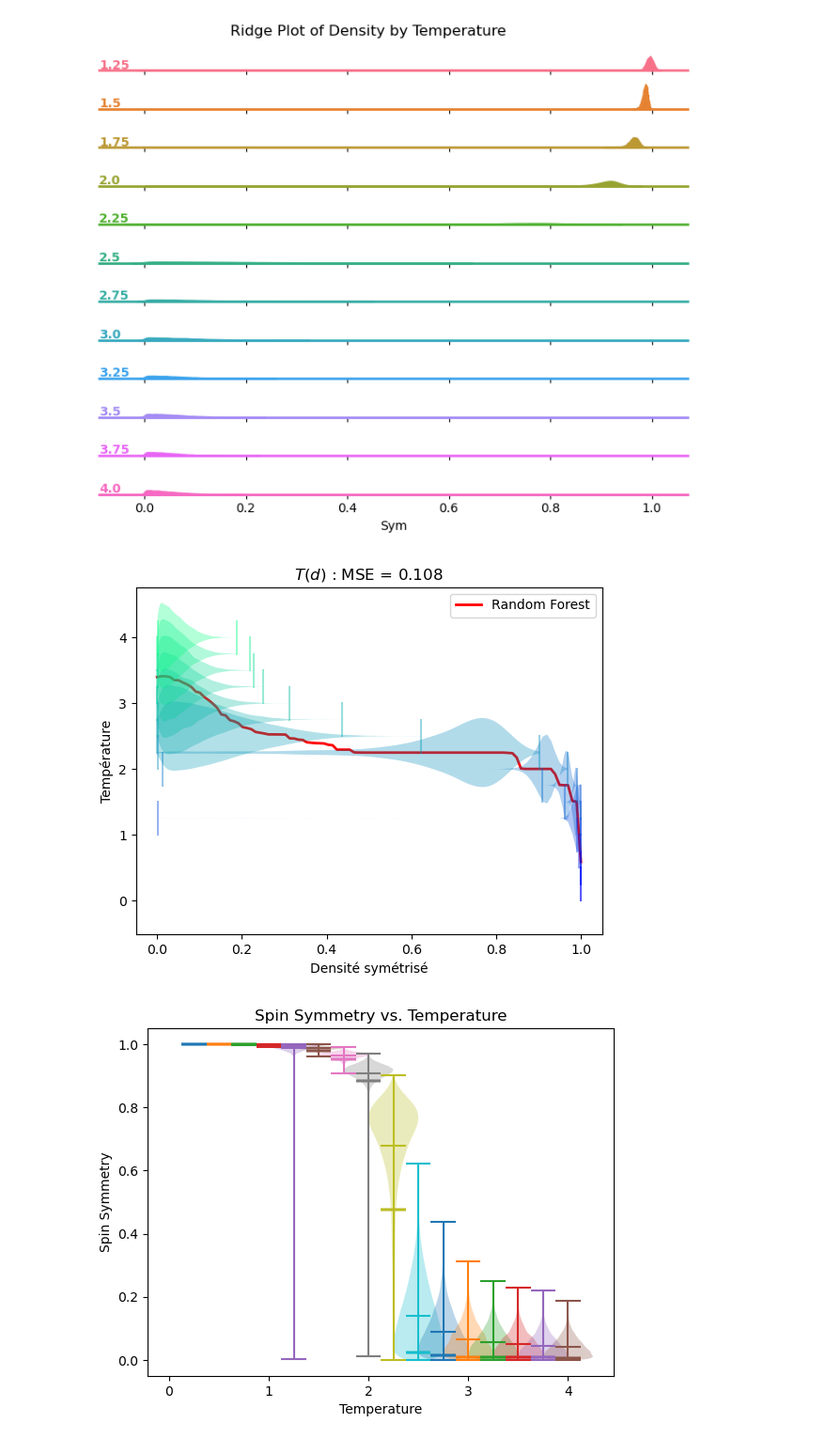
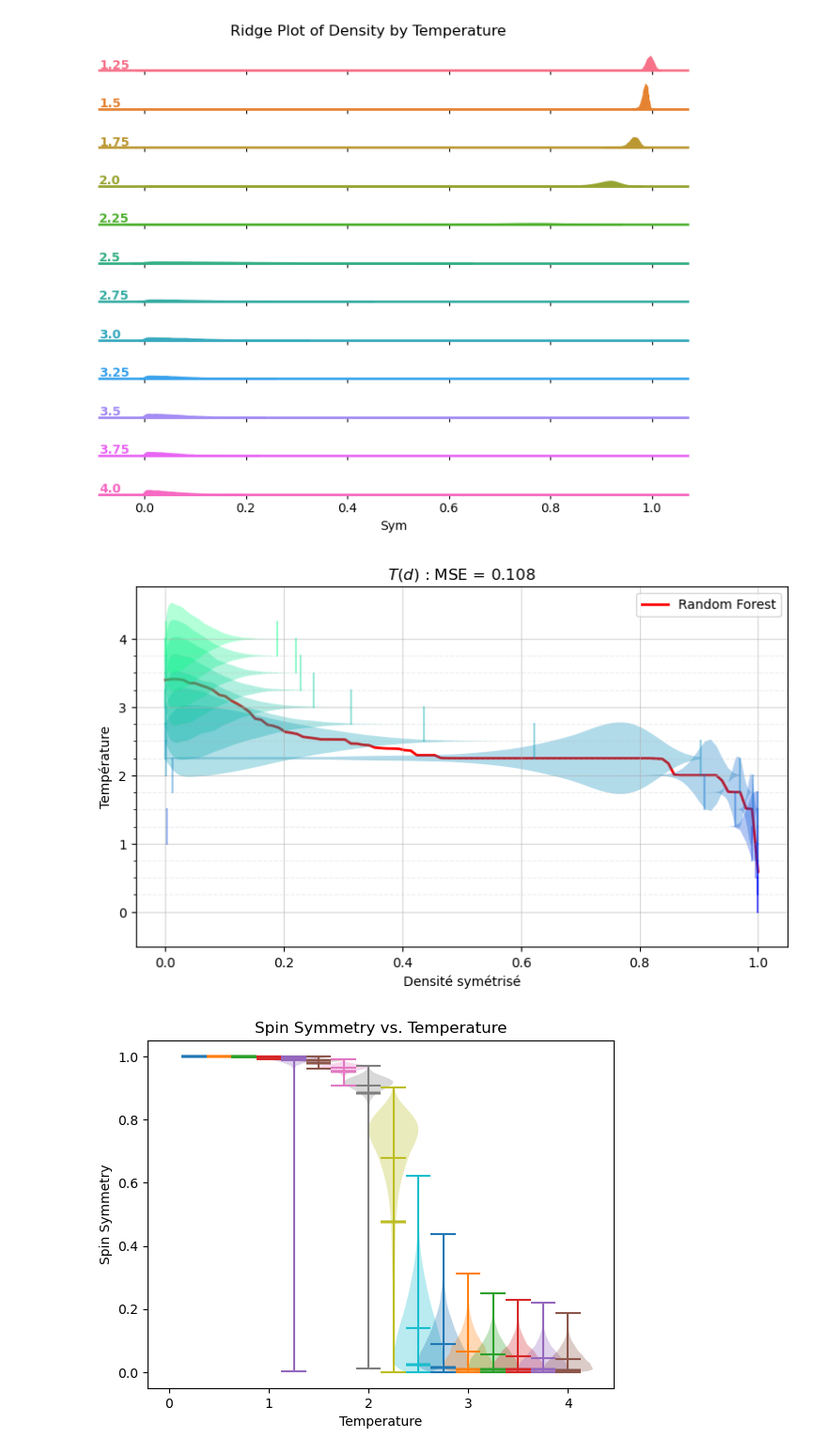
Before and after one commit to ma2this510/Ising-Model_IA_M1, a Jupyter notebook: Violin_plot.ipynb, the cells around one changed output. Shown at 94% size. Drawn from its saved outputs; the diff is of its cells as text; code cells hidden in the pictures.

Commit message:
Change graph, update vspace and remove incorrect word

```diff
--- a/Violin_plot.ipynb
+++ b/Violin_plot.ipynb
@@ -108,7 +108,7 @@ kde_data = pd.DataFrame({'T':tot_label, 'Sym':tot_data_sym})
 xnew = np.linspace(0, 1, 100)
 ynew = forest_model.predict(xnew.reshape(-1, 1))
 # %%
-fig, ax = plt.subplots()
+fig, ax = plt.subplots(figsize=(9, 5))
 cmap = plt.get_cmap('winter', 16)
 
 violinplots = []
@@ -120,37 +120,44 @@ for i in range(16):
         showmeans=False,
         showextrema=True,
         widths=1.05,
-        vert=False
+        vert=False,
     )
     # Change colors to use cmap
     violinplot['cmaxes'].set_color(cmap(i))
     violinplot['cmins'].set_color(cmap(i))
     violinplot['cbars'].set_color(cmap(i))
     for pc in violinplot['bodies']:
         pc.set_facecolor(cmap(i))
     # Change the linewidth and alpha of the line
     violinplot['cmaxes'].set_alpha(0.4)
     violinplot['cmins'].set_alpha(0.4)
     violinplot['cbars'].set_alpha(0)
 
     violinplots.append(violinplot)
 
+# Add the random forest line
 ax.plot(xnew, ynew, color='r', linewidth=2, zorder=0, label="Random Forest")
 
 # Create legend
 ax.legend()
 
+# Add minor ticks to the y-axis
+ax.set_yticks(nom_temp, minor=True)
 
 ax.set_xlabel("Densité symétrisé")
 ax.set_ylabel("Température")
 ax.set_title(f"$T(d)$ : MSE = {mse:.3f}")
 
+# Add grid to major and minor ticks
+ax.grid(which='major', alpha=0.5, zorder=-1)
+ax.grid(which='minor', alpha=0.2, linestyle='--', zorder=-1)
+
 # Save the figure
 plt.savefig("forest.png")
 # Display the plot
 plt.show()
 # %% [output]
-[figure, old version]
+[figure, new version]
 # %%
 violinplots = []
 
```
Also changed, not shown: 3 other files.
